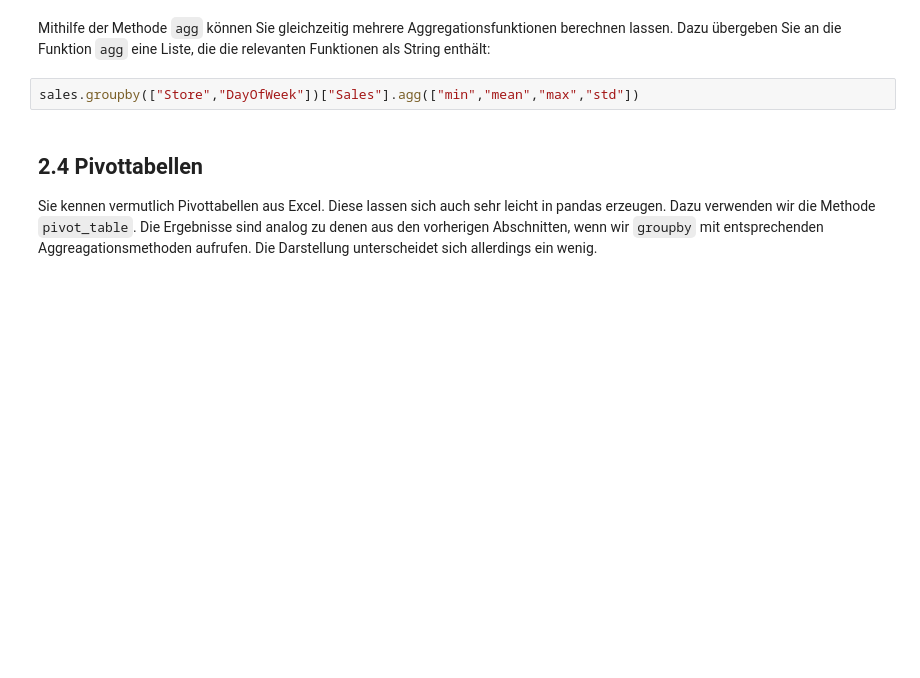
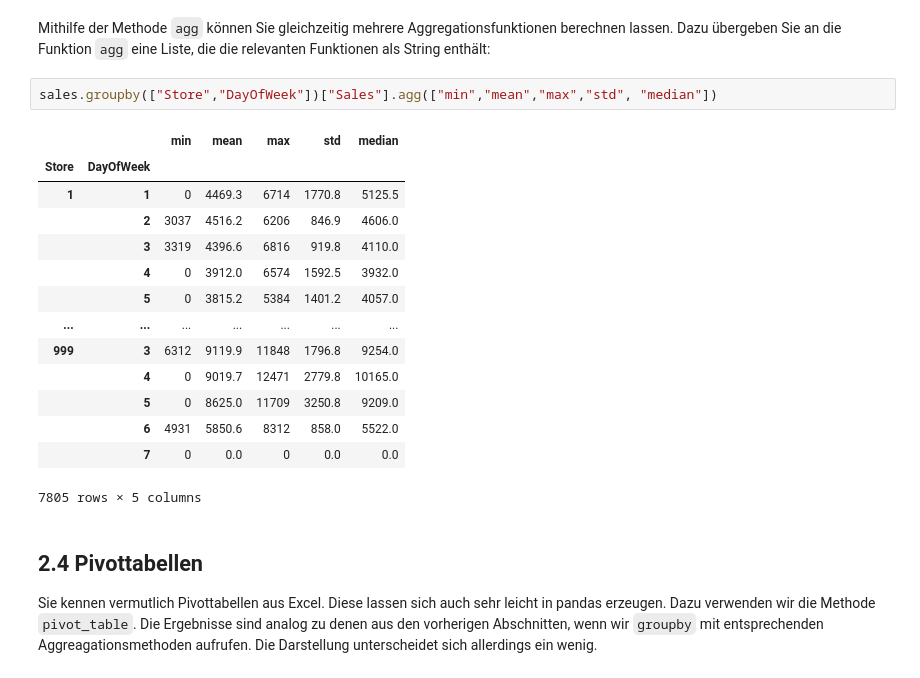
Before and after one commit to AlexKressner/Business_Intelligence, a Jupyter notebook: Pandas_Intro.ipynb, the cells around one changed output. Saved outputs shown, nothing was run; the diff lists cells and outputs as text; blank space fills up the shorter version.

```diff
--- a/Pandas_Intro.ipynb
+++ b/Pandas_Intro.ipynb
@@ -945,7 +1034,22 @@ sales.groupby(["Store","DayOfWeek"])["Sales"].mean().reset_index()
 # %% [markdown]
 Mithilfe der Methode `agg` können Sie gleichzeitig mehrere Aggregationsfunktionen berechnen lassen. Dazu übergeben Sie an die Funktion `agg` eine Liste, die die relevanten Funktionen als String enthält:
 # %%
-sales.groupby(["Store","DayOfWeek"])["Sales"].agg(["min","mean","max","std"])
+sales.groupby(["Store","DayOfWeek"])["Sales"].agg(["min","mean","max","std", "median"])
+# %% [output]
+|  |  | min | mean | max | std | median |
+| Store | DayOfWeek |  |  |  |  |  |
+| 1 | 1 | 0 | 4469.3 | 6714 | 1770.8 | 5125.5 |
+|  | 2 | 3037 | 4516.2 | 6206 | 846.9 | 4606.0 |
+|  | 3 | 3319 | 4396.6 | 6816 | 919.8 | 4110.0 |
+|  | 4 | 0 | 3912.0 | 6574 | 1592.5 | 3932.0 |
+|  | 5 | 0 | 3815.2 | 5384 | 1401.2 | 4057.0 |
+| ... | ... | ... | ... | ... | ... | ... |
+| 999 | 3 | 6312 | 9119.9 | 11848 | 1796.8 | 9254.0 |
+|  | 4 | 0 | 9019.7 | 12471 | 2779.8 | 10165.0 |
+|  | 5 | 0 | 8625.0 | 11709 | 3250.8 | 9209.0 |
+|  | 6 | 4931 | 5850.6 | 8312 | 858.0 | 5522.0 |
+|  | 7 | 0 | 0.0 | 0 | 0.0 | 0.0 |
+7805 rows × 5 columns
 # %% [markdown]
 ## 2.4 Pivottabellen <a class="anchor" id="pivot"></a>
 Sie kennen vermutlich Pivottabellen aus Excel. Diese lassen sich auch sehr leicht in pandas erzeugen. Dazu verwenden wir die Methode `pivot_table`. Die Ergebnisse sind analog zu denen aus den vorherigen Abschnitten, wenn wir `groupby` mit entsprechenden Aggreagationsmethoden aufrufen. Die Darstellung unterscheidet sich allerdings ein wenig.
```
Also changed, not shown: parts of 31 cells of this notebook.
